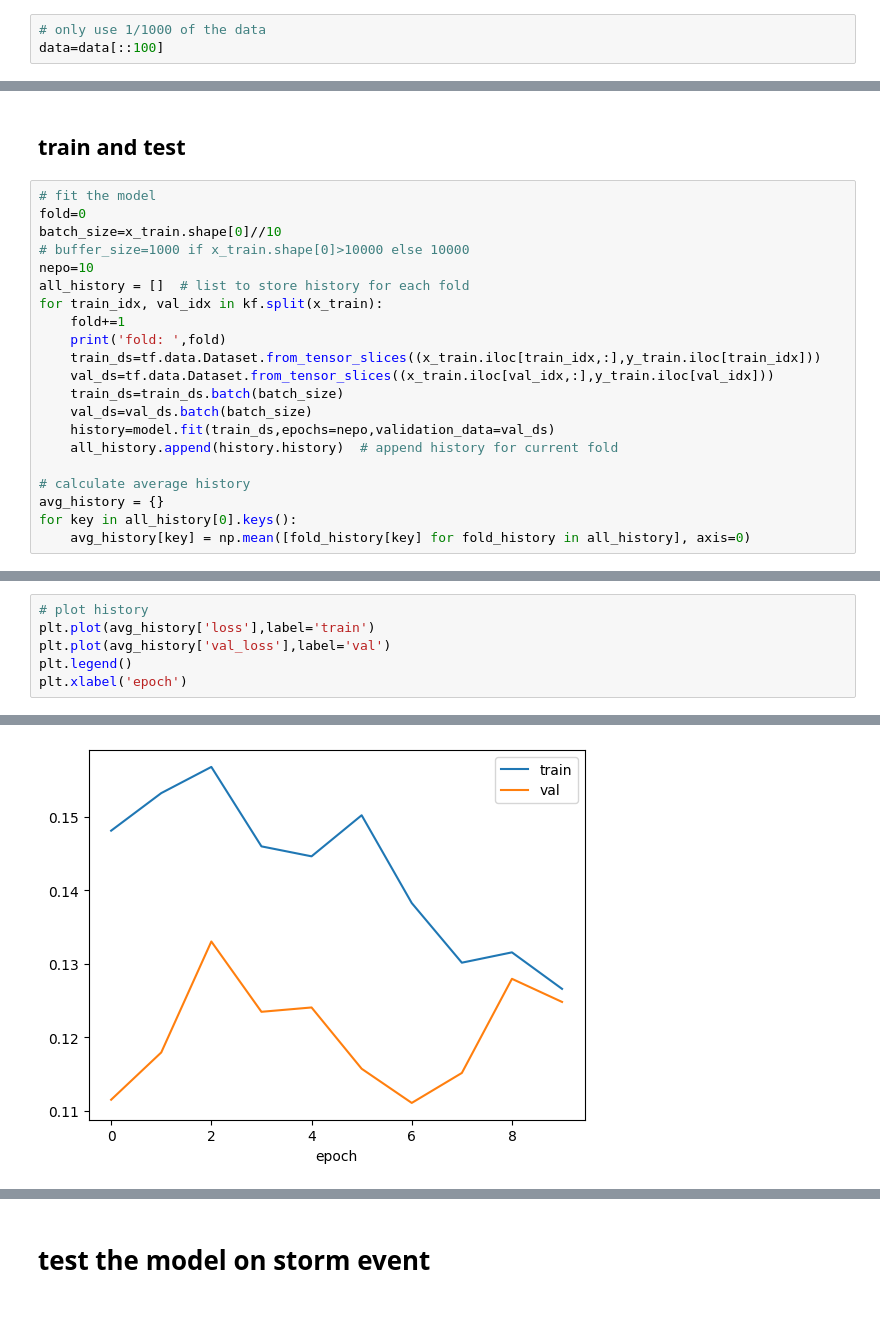
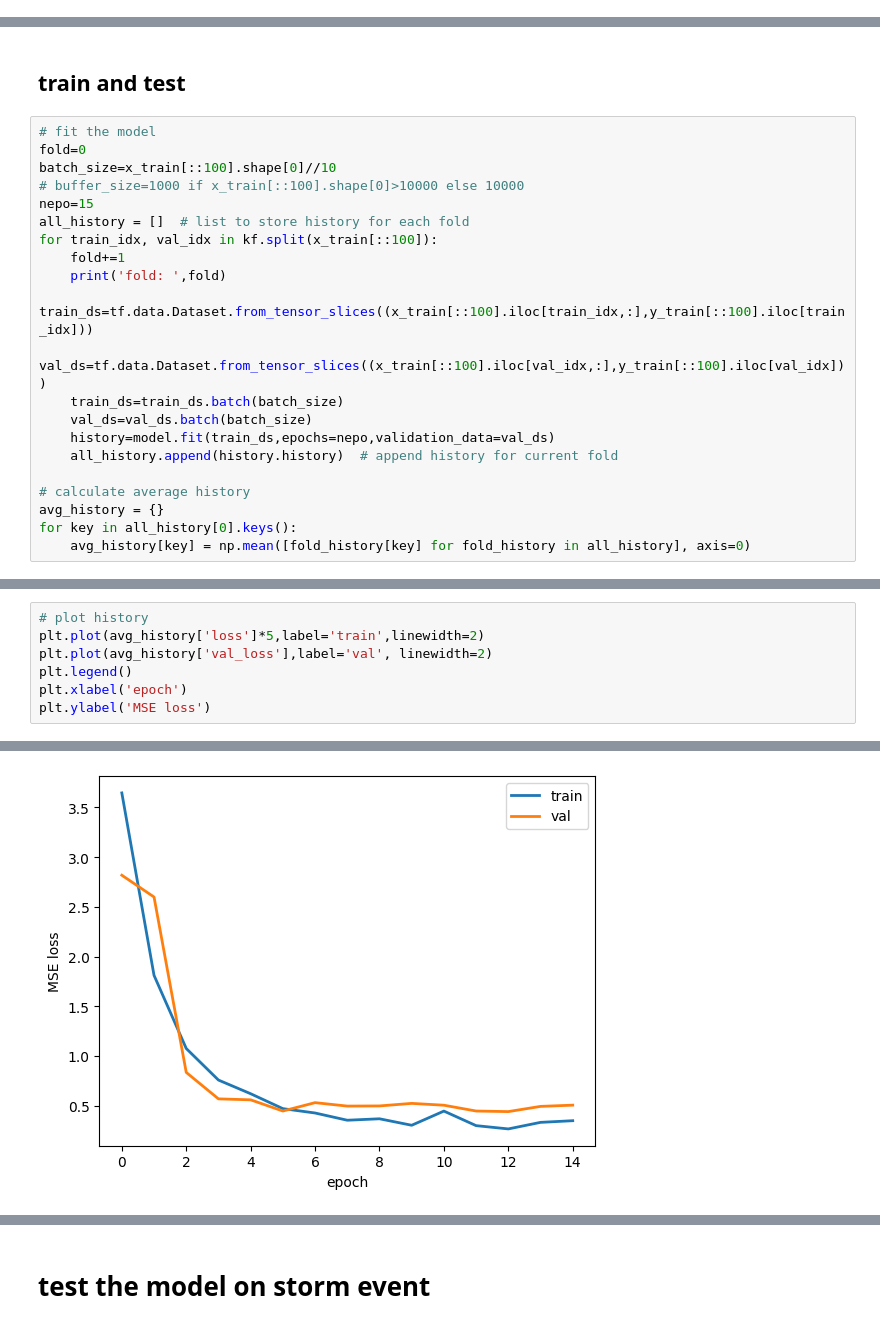
Before and after one commit to YiwenZhu77/comp576, a Jupyter notebook: src/train.tf.ipynb, the cells around one changed output, grey strips where cells are left out. Cells and saved outputs as stored; diff of their text form.

Commit message:
finalizing train

```diff
--- a/src/train.tf.ipynb
+++ b/src/train.tf.ipynb
@@ -89,9 +81,6 @@ for layer in model.layers:
 # load
 with open('ch11_data3.pkl','rb') as f:
   data=pickle.load(f)
-# %%
-# only use 1/1000 of the data
-data=data[::100]
 # %%
 # input and target
 input=data.iloc[:,2:-2]
@@ -118,15 +107,15 @@ y_test shape: (1972,)
 # %%
 # fit the model
 fold=0
-batch_size=x_train.shape[0]//10
-# buffer_size=1000 if x_train.shape[0]>10000 else 10000
-nepo=10
+batch_size=x_train[::100].shape[0]//10
+# buffer_size=1000 if x_train[::100].shape[0]>10000 else 10000
+nepo=15
 all_history = []  # list to store history for each fold
-for train_idx, val_idx in kf.split(x_train):
+for train_idx, val_idx in kf.split(x_train[::100]):
     fold+=1
     print('fold: ',fold)
-    train_ds=tf.data.Dataset.from_tensor_slices((x_train.iloc[train_idx,:],y_train.iloc[train_idx]))
-    val_ds=tf.data.Dataset.from_tensor_slices((x_train.iloc[val_idx,:],y_train.iloc[val_idx]))
+    train_ds=tf.data.Dataset.from_tensor_slices((x_train[::100].iloc[train_idx,:],y_train[::100].iloc[train_idx]))
+    val_ds=tf.data.Dataset.from_tensor_slices((x_train[::100].iloc[val_idx,:],y_train[::100].iloc[val_idx]))
     train_ds=train_ds.batch(batch_size)
     val_ds=val_ds.batch(batch_size)
     history=model.fit(train_ds,epochs=nepo,validation_data=val_ds)
@@ -157,7 +146,8 @@ Epoch 10/10
 # %%
 # plot history
-plt.plot(avg_history['loss'],label='train')
-plt.plot(avg_history['val_loss'],label='val')
+plt.plot(avg_history['loss']*5,label='train',linewidth=2)
+plt.plot(avg_history['val_loss'],label='val', linewidth=2)
 plt.legend()
 plt.xlabel('epoch')
+plt.ylabel('MSE loss')
 # %% [output]
@@ -165,4 +155,4 @@ Text(0.5, 0, 'epoch')
-[figure, old version]
+[figure, new version]
 # %%
 # predict and plot
 y_pred=model.predict(x_test)
```
Also changed, not shown: parts of 8 cells of this notebook.
